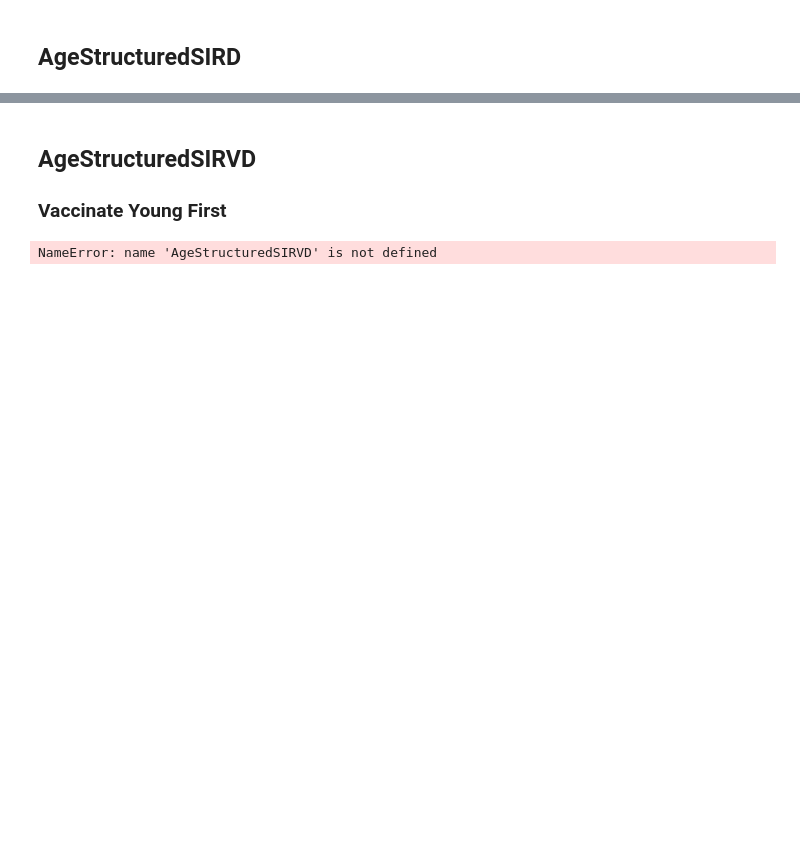
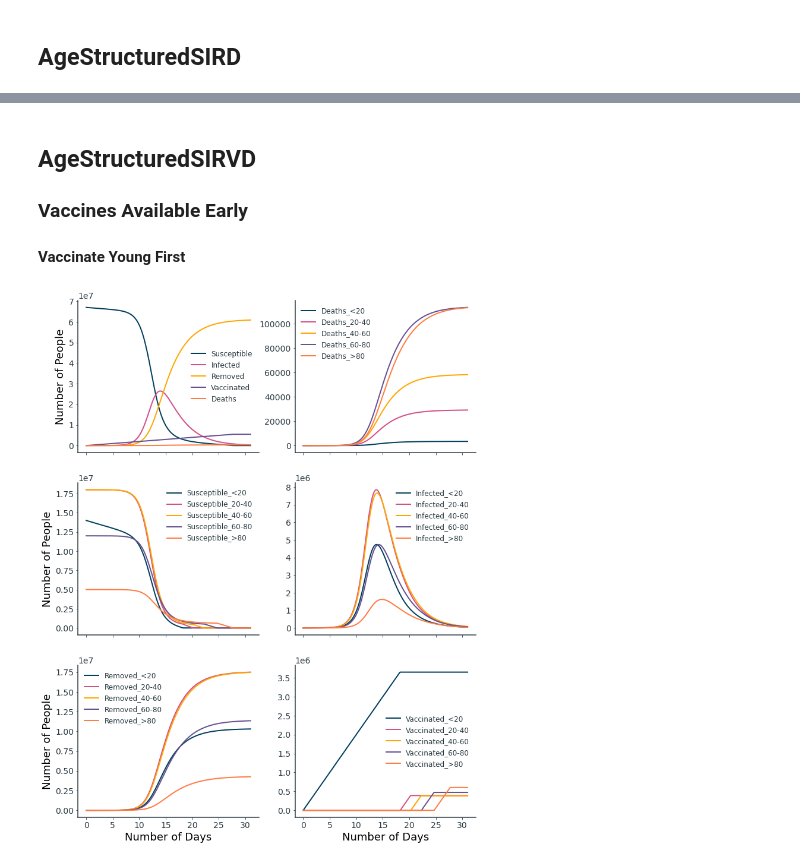
Before and after one commit to AidanCooper/vaccination-strategies, a Jupyter notebook: notebooks/20210703-AC-age_structured_models.ipynb, the cells around one changed output, grey strips where cells are left out. Saved outputs shown, nothing was run; the diff lists cells and outputs as text; code cells hidden in the pictures; blank space fills up the shorter version.

```diff
--- a/notebooks/20210703-AC-age_structured_models.ipynb
+++ b/notebooks/20210703-AC-age_structured_models.ipynb
@@ -75,28 +82,30 @@ Deaths_>80  : 7.35% fatality rate - 197,362 deaths -  2,686,314/ 5,000,005 infec
 # %% [markdown]
 ## AgeStructuredSIRVD
 
-### Vaccinate Young First
+### Vaccines Available Early
+
+#### Vaccinate Young First
 # %%
 labels = ["<20", "20-40", "40-60", "60-80", ">80"]
 S0 = [14000000, 18000000, 18000000, 12000000, 5000000]
-I0 = [14, 18, 18, 12, 5]
+I0 = [140, 180, 180, 120, 50]
 R0 = [0, 0, 0, 0, 0]
 V0, Vd = [0, 0, 0, 0, 0], 200_000
 beta = np.array(
     [
-        [0.25, 0.15625, 0.1, 0.0625, 0.00625],
-        [0.15625, 0.1875, 0.1375, 0.0875, 0.0125],
-        [0.1, 0.1375, 0.15625, 0.1125, 0.01875],
-        [0.0625, 0.0875, 0.1125, 0.125, 0.025],
-        [0.00625, 0.0125, 0.01875, 0.025, 0.03125],
+        [2.0, 1.5, 1.0, 0.7, 0.5],
+        [1.5, 1.8, 1.4, 1.0, 0.6],
+        [1.0, 1.4, 1.6, 1.2, 0.7],
+        [0.7, 1.0, 1.2, 1.3, 0.8],
+        [0.5, 0.6, 0.7, 0.8, 0.9],
     ]
 )
-gamma = [0.1, 0.1, 0.1, 0.1, 0.1]
+gamma = [0.3] * 5  # gamma=0.15: infected recover after 6.8 days; 0.5: after two days.
 omega = [0.0001, 0.0005, 0.001, 0.003, 0.008]
 N = np.array(S0) + np.array(I0) + np.array(R0)
 
 sim = AgeStructuredSIRVD(labels, beta, gamma, omega, Vd, S0, I0, R0, V0)
-df, fig = sim.run(100, 0.1)
+df, fig = sim.run(days, dt)
 fig
 # %% [output]
-NameError: name 'AgeStructuredSIRVD' is not defined
+[figure, added]
```
Also changed, not shown: parts of 25 cells of this notebook, 4 other files.
